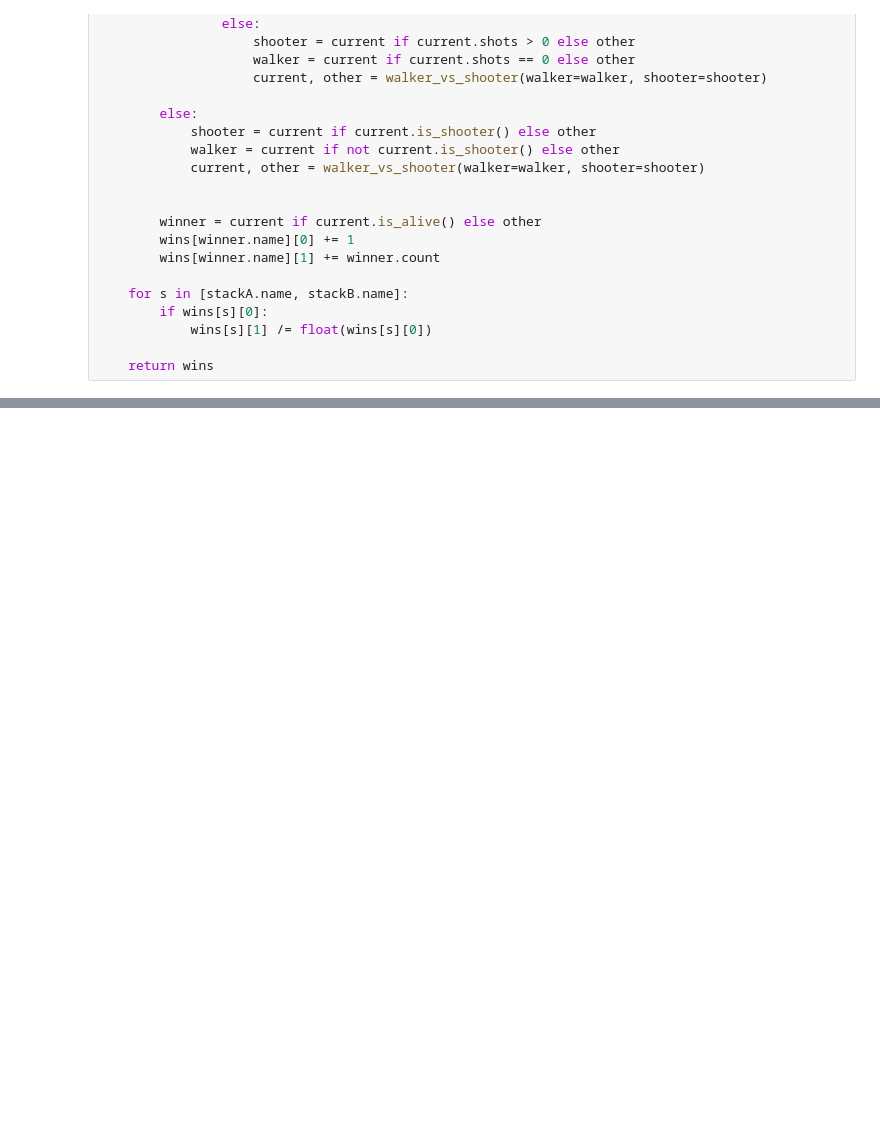
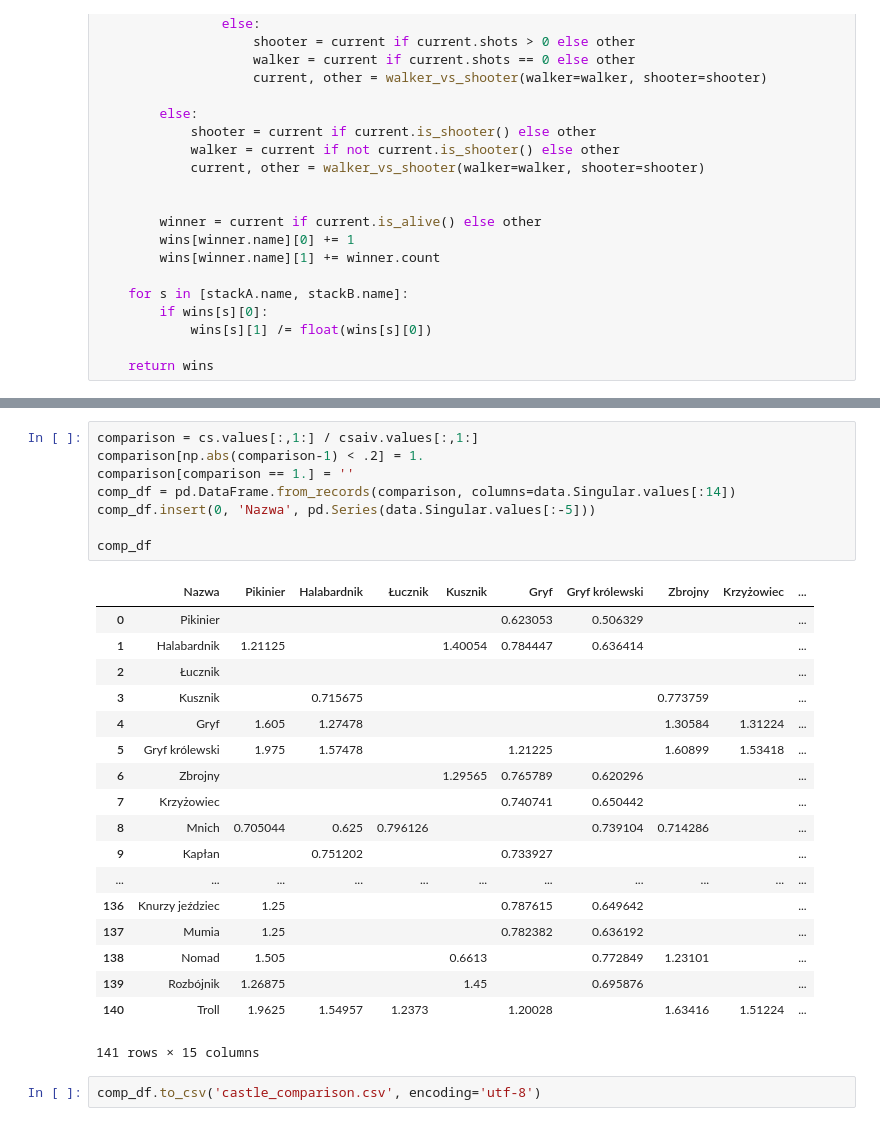
Before and after one commit to maciek16180/h3-fight-sim, a Jupyter notebook: combat_sim.ipynb, the cells around one changed output, grey strips where cells are left out. Saved outputs shown, nothing was run; the diff lists cells and outputs as text; blank space fills up the shorter version.

```diff
--- a/combat_sim.ipynb
+++ b/combat_sim.ipynb
@@ -443,0 +524,29 @@ Done 60 pairs in 106.75s
+# %%
+comparison = cs.values[:,1:] / csaiv.values[:,1:]
+comparison[np.abs(comparison-1) < .2] = 1.
+comparison[comparison == 1.] = ''
+comp_df = pd.DataFrame.from_records(comparison, columns=data.Singular.values[:14])
+comp_df.insert(0, 'Nazwa', pd.Series(data.Singular.values[:-5]))
+
+comp_df
+# %% [output]
+|  | Nazwa | Pikinier | Halabardnik | Łucznik | Kusznik | Gryf | Gryf królewski | Zbrojny | Krzyżowiec | ... |
+| 0 | Pikinier |  |  |  |  | 0.623053 | 0.506329 |  |  | ... |
+| 1 | Halabardnik | 1.21125 |  |  | 1.40054 | 0.784447 | 0.636414 |  |  | ... |
+| 2 | Łucznik |  |  |  |  |  |  |  |  | ... |
+| 3 | Kusznik |  | 0.715675 |  |  |  |  | 0.773759 |  | ... |
+| 4 | Gryf | 1.605 | 1.27478 |  |  |  |  | 1.30584 | 1.31224 | ... |
+| 5 | Gryf królewski | 1.975 | 1.57478 |  |  | 1.21225 |  | 1.60899 | 1.53418 | ... |
+| 6 | Zbrojny |  |  |  | 1.29565 | 0.765789 | 0.620296 |  |  | ... |
+| 7 | Krzyżowiec |  |  |  |  | 0.740741 | 0.650442 |  |  | ... |
+| 8 | Mnich | 0.705044 | 0.625 | 0.796126 |  |  | 0.739104 | 0.714286 |  | ... |
+| 9 | Kapłan |  | 0.751202 |  |  | 0.733927 |  |  |  | ... |
+| ... | ... | ... | ... | ... | ... | ... | ... | ... | ... | ... |
+| 136 | Knurzy jeździec | 1.25 |  |  |  | 0.787615 | 0.649642 |  |  | ... |
+| 137 | Mumia | 1.25 |  |  |  | 0.782382 | 0.636192 |  |  | ... |
+| 138 | Nomad | 1.505 |  |  | 0.6613 |  | 0.772849 | 1.23101 |  | ... |
+| 139 | Rozbójnik | 1.26875 |  |  | 1.45 |  | 0.695876 |  |  | ... |
+| 140 | Troll | 1.9625 | 1.54957 | 1.2373 |  | 1.20028 |  | 1.63416 | 1.51224 | ... |
+141 rows × 15 columns
+# %%
+comp_df.to_csv('castle_comparison.csv', encoding='utf-8')
```
Also changed, not shown: parts of 11 cells of this notebook, 8 other files.
